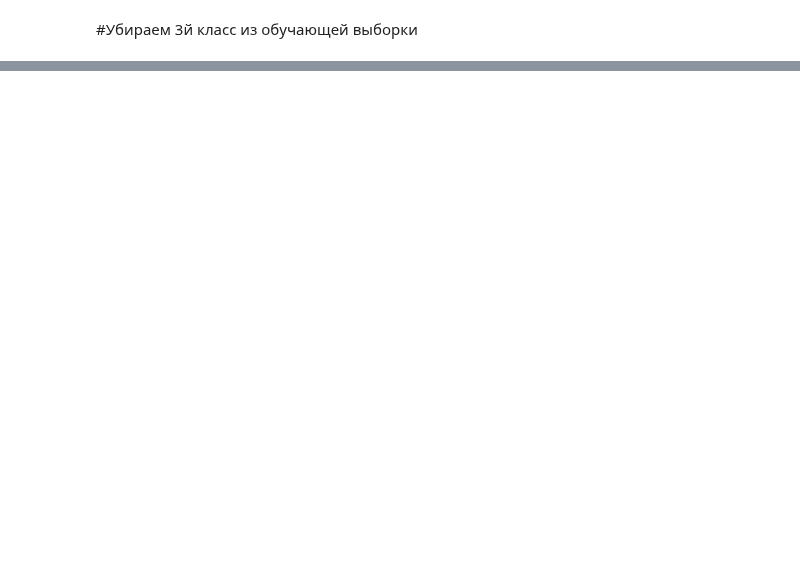
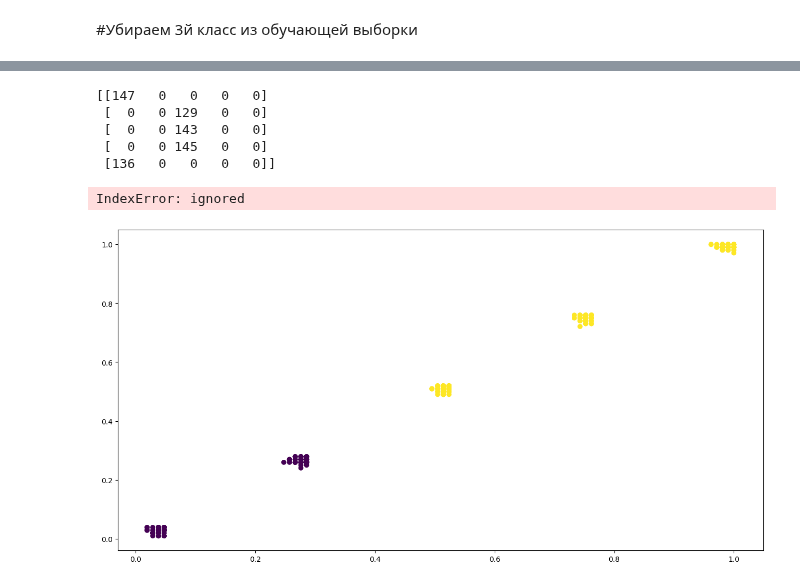
Before and after one commit to MorozovDesu/neural_network_technologies, a Jupyter notebook: "Нейросетевые_технологии_1_Лаба_ipynb".ipynb, the cells around one changed output, grey strips where cells are left out. Cells and saved outputs as stored; diff of their text form; code cells hidden in the pictures; blank space fills up the shorter version.

```diff
--- a/"Нейросетевые_технологии_1_Лаба_ipynb".ipynb
+++ b/"Нейросетевые_технологии_1_Лаба_ipynb".ipynb
@@ -730,0 +903,36 @@ print(distinctions)
+# %%
+# Добавление кода для изменения формы массива predTrain
+predTrain = predTrain.reshape((len(predTrain), 1))
+print(confusion_matrix(y_train, predTrain))
+# %% [output]
+[[147   0   0   0   0]
+ [  0   0 129   0   0]
+ [  0   0 143   0   0]
+ [  0   0 145   0   0]
+ [136   0   0   0   0]]
+# %%
+# Создайте список цветов для каждого класса
+colors = ["GREEN", "RED", "BLUE"]
+
+# Получите обновленные веса из сети Кохонена
+updated_weights = kohonen.returnChangedWeights()
+
+# Создайте фигуру и оси
+fig = plt.figure(figsize=(16, 8))
+ax = fig.add_subplot()
+
+# Отобразите точки тестовых данных и цвета в соответствии с предсказаниями
+ax.scatter(X_test[:, 0], X_test[:, 1], marker='o', linewidths=1, c=predTest)
+
+# Отобразите обновленные веса для каждого класса с соответствующим цветом
+for class_idx, color in enumerate(colors):
+    ax.scatter(updated_weights[class_idx, 0], updated_weights[class_idx, 1], marker='*', linewidths=2, c=color)
+
+# Включите сетку
+ax.grid()
+
+# Покажите график
+plt.show()
+# %% [output]
+IndexError: ignored
+[figure, added]
```
Also changed, not shown: parts of 17 cells of this notebook.
